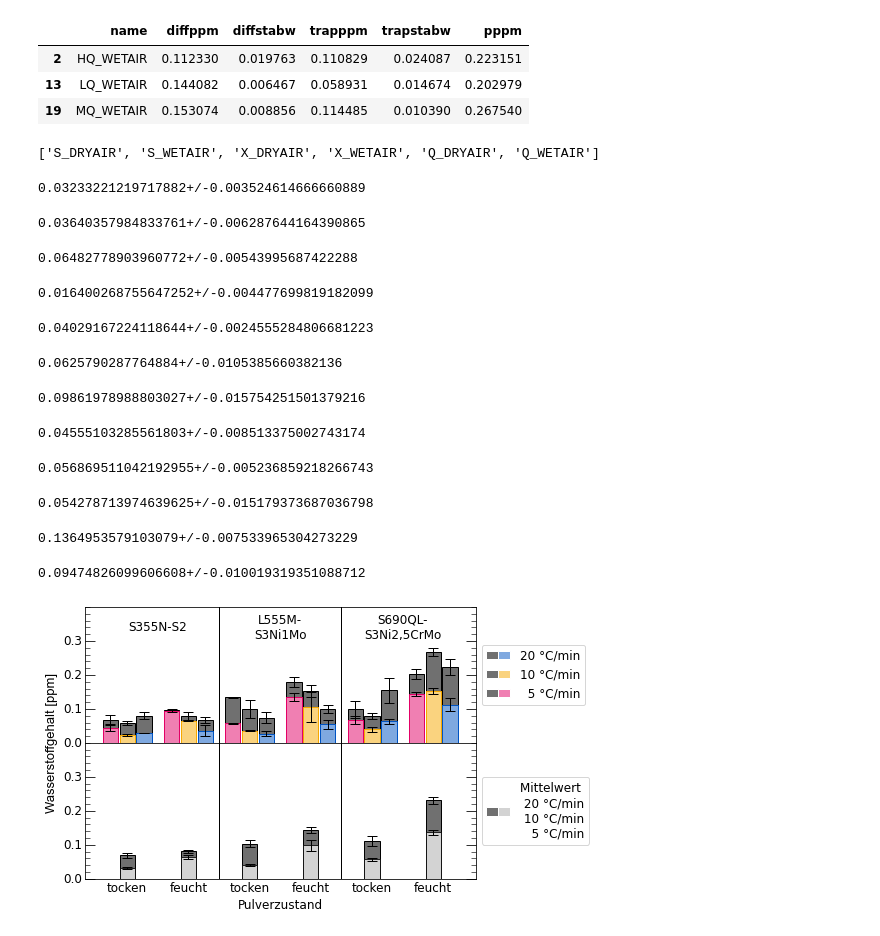
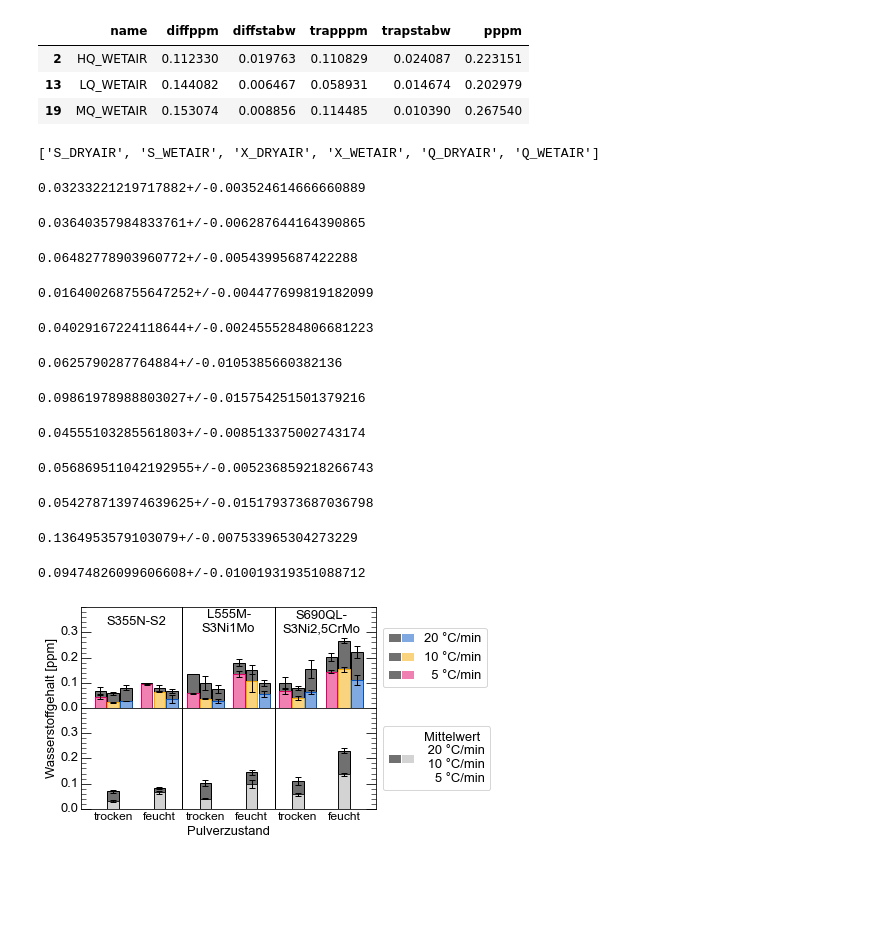
Before and after one commit to KMDE-10/HYDROGEN, a Jupyter notebook: 2020-11_HYDROGEN.ipynb, the cells around one changed output. Cells and saved outputs as stored; diff of their text form; code cells hidden in the pictures; blank space fills up the shorter version.

```diff
--- a/2020-11_HYDROGEN.ipynb
+++ b/2020-11_HYDROGEN.ipynb
@@ -1587,16 +1587,16 @@ def add_barset(axbot,axtop,diffbar1,trapbar1,diffbar2,trapbar2,diffbar3,trapbar3
     edgecolor={'H':'#0054c3','M':'#F6A800','L':'#E30066','MEAN':'#707070'}
     width=0.5
     edgewidth=1
-    ldiff=axtop.bar(midpos-0.55,diffbar1,width=width,zorder=2,color=color['L'],edgecolor=edgecolor['L'],lw=edgewidth,yerr=differr1,capsize=5)
-    ltrap=axtop.bar(midpos-0.55,trapbar1+diffbar1,width=width,zorder=1.5,color=color['MEAN'],yerr=traperr1,capsize=5,
+    ldiff=axtop.bar(midpos-0.55,diffbar1,width=width,zorder=2,color=color['L'],edgecolor=edgecolor['L'],lw=edgewidth,yerr=differr1,capsize=3)
+    ltrap=axtop.bar(midpos-0.55,trapbar1+diffbar1,width=width,zorder=1.5,color=color['MEAN'],yerr=traperr1,capsize=3,
                  alpha=1,edgecolor='black',lw=edgewidth)
 
-    mdiff=axtop.bar(midpos,diffbar2,width=width,zorder=2,color=color['M'],edgecolor=edgecolor['M'],lw=edgewidth,yerr=differr2,capsize=5)
-    mtrap=axtop.bar(midpos,trapbar2+diffbar2,width=width,zorder=1.5,color=color['MEAN'],yerr=traperr2,capsize=5,
+    mdiff=axtop.bar(midpos,diffbar2,width=width,zorder=2,color=color['M'],edgecolor=edgecolor['M'],lw=edgewidth,yerr=differr2,capsize=3)
+    mtrap=axtop.bar(midpos,trapbar2+diffbar2,width=width,zorder=1.5,color=color['MEAN'],yerr=traperr2,capsize=3,
                  alpha=1,edgecolor='black',lw=edgewidth)
 
-    hdiff=axtop.bar(midpos+0.55,diffbar3,width=width,zorder=2,color=color['H'],edgecolor=edgecolor['H'],lw=edgewidth,yerr=differr3,capsize=5)
-    htrap=axtop.bar(midpos+0.55,trapbar3+diffbar3,width=width,zorder=1.5,color=color['MEAN'],yerr=traperr3,capsize=5,
+    hdiff=axtop.bar(midpos+0.55,diffbar3,width=width,zorder=2,color=color['H'],edgecolor=edgecolor['H'],lw=edgewidth,yerr=differr3,capsize=3)
+    htrap=axtop.bar(midpos+0.55,trapbar3+diffbar3,width=width,zorder=1.5,color=color['MEAN'],yerr=traperr3,capsize=3,
                  alpha=1,edgecolor='black',lw=1)
     """htrap=axtop.bar(midpos+0.55,trapbar3+diffbar3,width=width,zorder=1.5,facecolor='none',
                  alpha=1,edgecolor='black',lw=0.1)"""
@@ -1612,10 +1612,10 @@ def add_barset(axbot,axtop,diffbar1,trapbar1,diffbar2,trapbar2,diffbar3,trapbar3
     meanoverlaydiff=axbot.bar(midpos-0.55,trapbackbar+diffbackbar,width=width,zorder=5.5,facecolor='none')
     meanoverlaydiff=axbot.bar(midpos+0.55,trapbackbar+diffbackbar,width=width,zorder=5.5,facecolor='none')
 
-    meanoverlaydiff=axbot.bar(midpos,trapbackbar+diffbackbar,width=width,zorder=5.5,color=color['MEAN'],edgecolor='black',lw=edgewidth,yerr=trapmean.s,capsize=5)
+    meanoverlaydiff=axbot.bar(midpos,trapbackbar+diffbackbar,width=width,zorder=5.5,color=color['MEAN'],edgecolor='black',lw=edgewidth,yerr=trapmean.s,capsize=3)
 
 
-    meanoverlaytrap=axbot.bar(midpos,diffbackbar,width=width,zorder=5.5,color='lightgrey',edgecolor='black',lw=0.8,yerr=diffmean.s,capsize=5)
+    meanoverlaytrap=axbot.bar(midpos,diffbackbar,width=width,zorder=5.5,color='lightgrey',edgecolor='black',lw=0.8,yerr=diffmean.s,capsize=3)
 
     """meanoverlaytrap=axbot.bar(midpos,diffbackbar,width=width,zorder=5.5,color='lightgrey',edgecolor='black',lw=0.1)"""
 
@@ -1623,16 +1623,18 @@ def barplot(results):
     color={'H':'#7FA9E0','M':'#FAD37F','L':'#F07FB2'}
     plt.style.use('C:\\Users\\maede\\.matplotlib\\diss_martin_stackedbarplot.mplstyle')
     positions= {0:1,1:3,2:5,3:7,4:9,5:11}
-    labels= ['tocken','feucht','tocken','feucht','tocken','feucht']
+    labels= ['trocken','feucht','trocken','feucht','trocken','feucht']
     vpositions= {0:4,1:4,2:8,3:8,4:8,5:8}
     groups=['S_DRYAIR','S_WETAIR',
             'X_DRYAIR','X_WETAIR',
             'Q_DRYAIR','Q_WETAIR']
     display(groups)
     fig=plt.figure()
-    grid = plt.GridSpec(2, 1, hspace=0, wspace=0)
+    """grid = plt.GridSpec(2, 1, hspace=0, wspace=0)
     topax=fig.add_subplot(grid[0,:])
-    botax=fig.add_subplot(grid[1:,:])
+    botax=fig.add_subplot(grid[1:,:])"""
+    topax=fig.add_axes([0.08,0.55,0.65,0.4])
+    botax=fig.add_axes([0.08,0.15,0.65,0.4])
     magenta_patch = mpatches.Patch(color='#F07FB2', label='  5 °C/min')
     orange_patch = mpatches.Patch(color='#FAD37F', label='10 °C/min')
     blue_patch = mpatches.Patch(color='#7FA9E0', label='20 °C/min')
@@ -1689,7 +1691,7 @@ def barplot(results):
     #topax.legend(handles=[blue_patch,orange_patch,magenta_patch],ncol=1,loc='center left')
     #botax.legend(handles=[grey_patch],ncol=1,loc='upper left')
     botax.set_xticks(list(positions.values()))
-    botax.set_xticklabels(labels,rotation=0)
+    botax.set_xticklabels(labels,rotation=0,size=12)
     botax.set_yticks(np.arange(0,0.3001,0.1))
     for label in botax.yaxis.get_ticklabels():
         label.set_verticalalignment('center')
@@ -1699,33 +1701,33 @@ def barplot(results):
         label.set_verticalalignment('center')
     fontproperties = {'font':'Arial','size':13}
     topax.set_ylim([0,0.4])
     botax.set_ylim([0,0.4])
     #topax.set_ylabel('Gehalt [ppm]',fontproperties)
     botax.set_ylabel('Wasserstoffgehalt [ppm]',fontproperties)
-    botax.yaxis.set_label_coords(-0.07,1)
+    botax.yaxis.set_label_coords(-0.08,1)
     botax.set_xlabel('Pulverzustand')
     #ax.set_xlabel('Temperatur [°C]',fontproperties)
     topax.text(2,0.34,'S355N-S2',ha='center',va='center')
     topax.text(6,0.34,'L555M-\nS3Ni1Mo',ha='center',va='center')
     topax.text(10,0.34,'S690QL-\nS3Ni2,5CrMo',ha='center',va='center')
     plt.show()
-    fig.savefig('stacked_mean_2.png',dpi=500,bbox_inches='tight')
+    fig.savefig('stacked_mean_2.svg',dpi=500)#,bbox_inches='tight')
 
 
 
 barplot(results)
 # %% [output]
 ['S_DRYAIR', 'S_WETAIR', 'X_DRYAIR', 'X_WETAIR', 'Q_DRYAIR', 'Q_WETAIR']
 0.03233221219717882+/-0.003524614666660889
 0.03640357984833761+/-0.006287644164390865
 0.06482778903960772+/-0.00543995687422288
 0.016400268755647252+/-0.004477699819182099
 0.04029167224118644+/-0.0024555284806681223
 0.0625790287764884+/-0.0105385660382136
 0.09861978988803027+/-0.015754251501379216
 0.04555103285561803+/-0.008513375002743174
 0.056869511042192955+/-0.005236859218266743
 0.054278713974639625+/-0.015179373687036798
 0.1364953579103079+/-0.007533965304273229
 0.09474826099606608+/-0.010019319351088712
-[figure, old version]
+[figure, new version]
```
Also changed, not shown: parts of 5 cells of this notebook, 2 other files.
